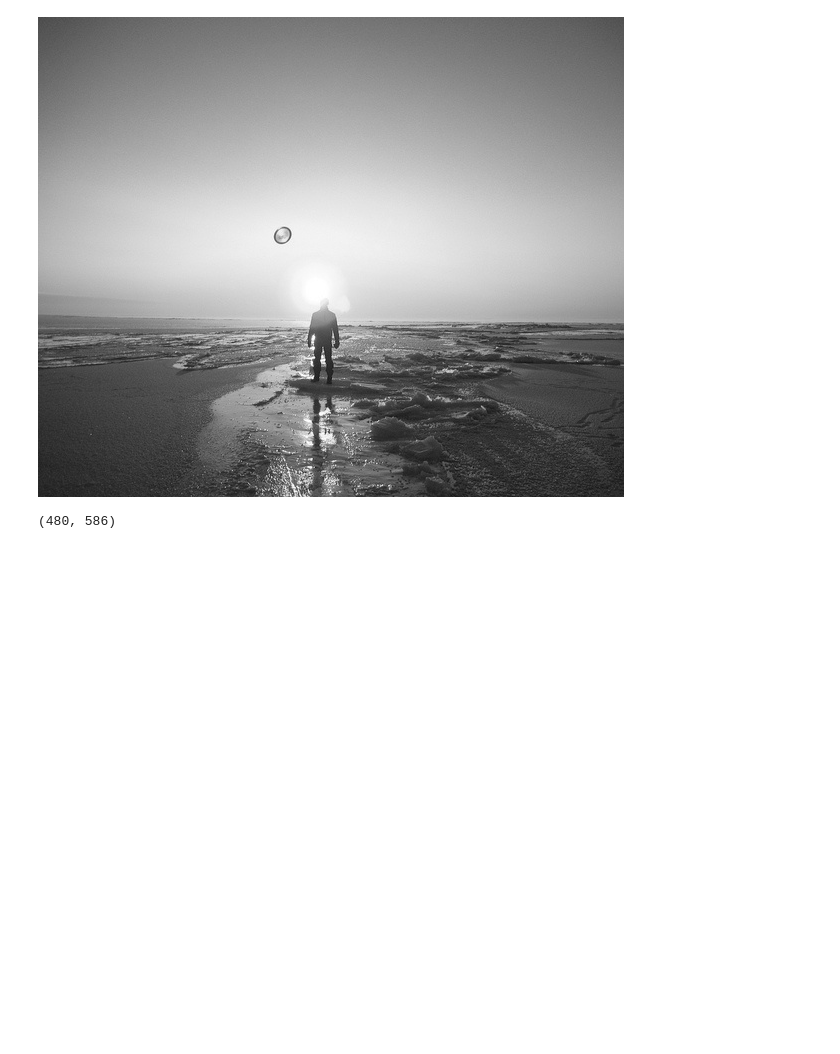
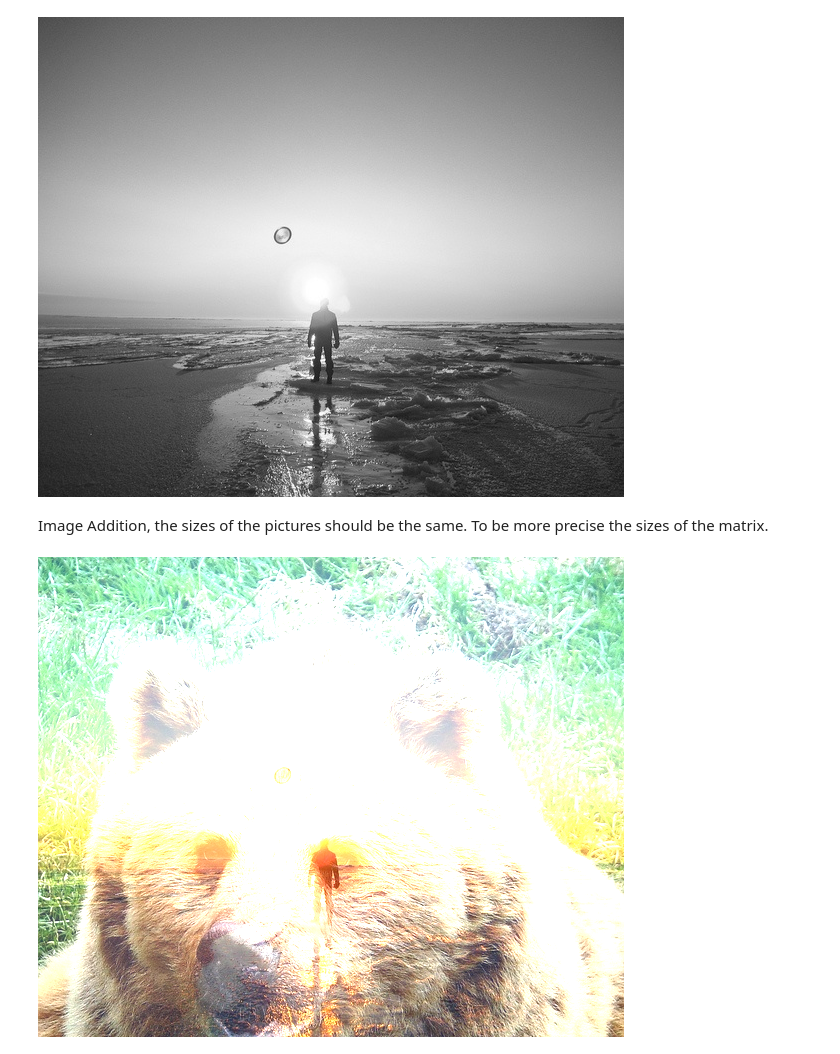
Before and after one commit to pauljey333/computerVC, a Jupyter notebook: Untitled1.ipynb, the cells around one changed output. Drawn from its saved outputs; the diff is of its cells as text; code cells hidden in the pictures; blank space fills up the shorter version.

```diff
--- a/Untitled1.ipynb
+++ b/Untitled1.ipynb
@@ -36,7 +32,13 @@ array([[74, 71, 79, ..., 78, 82, 81],
 cv2_imshow(img)
 # %% [output]
 [figure]
-# %%
-img.shape
-# %% [output]
-(480, 586)
+# %% [markdown]
+Image Addition, the sizes of the pictures should be the same. To be more precise the sizes of the matrix.
+# %%
+img1 = cv2.imread(filename='bear.jpg')
+img2 = cv2.imread(filename='view.jpg')
+add_img = cv2.add(src1=img1, src2=img2)
+add_img.shape
+cv2_imshow(add_img)
+# %% [output]
+[figure, added]
```
Also changed, not shown: parts of 3 cells of this notebook.
